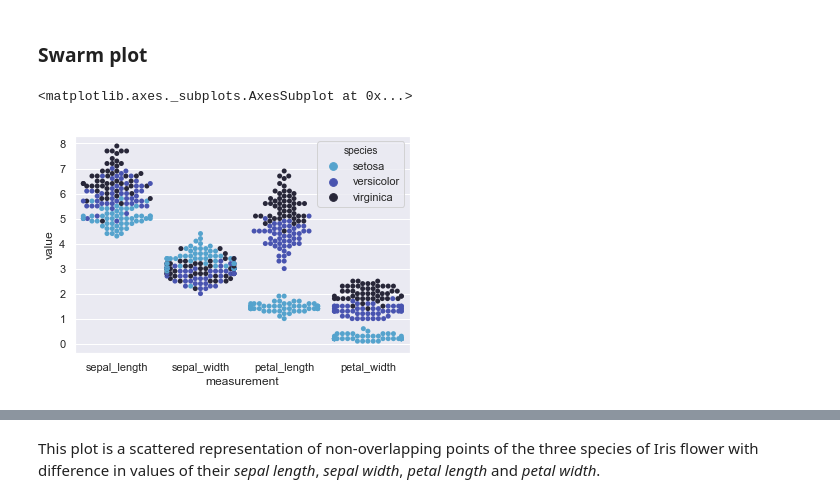
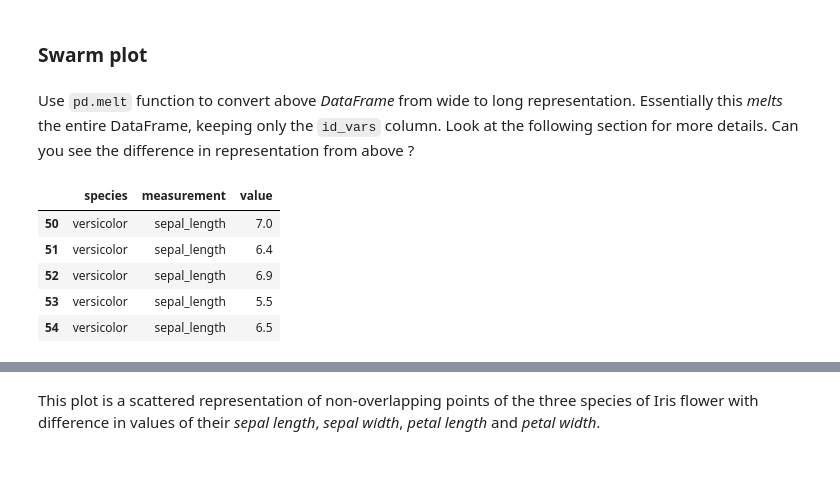
Before and after one commit to prateep03/Python-Tutorial, a Jupyter notebook: notebooks/seaborn_tutorial.ipynb, the cells around one changed output, grey strips where cells are left out. Saved outputs shown, nothing was run; the diff lists cells and outputs as text; code cells hidden in the pictures; blank space fills up the shorter version.

```diff
--- a/notebooks/seaborn_tutorial.ipynb
+++ b/notebooks/seaborn_tutorial.ipynb
@@ -81,14 +110,21 @@ We will be covering the following types of plots for categocal data.
 * Barplot() and Pointplot() that apply a statistical estimation to show a measure of Central Tendency.
 # %% [markdown]
 ### Swarm plot
+# %% [markdown]
+Use `pd.melt` function to convert above *DataFrame* from wide to long representation. Essentially this *melts* the entire DataFrame, keeping only the `id_vars` column. Look at the following section for more details. Can you see the difference in representation from above ?
 # %%
 # Loading iris dataset
 iris = sns.load_dataset("iris")
 
-# Melt dataset to long-form representation.
 iris = pd.melt(iris, "species", var_name="measurement")
 
-sns.swarmplot(x="measurement", y="value", hue="species", data=iris)
+iris.loc[iris["species"] == "setosa"].head()
+iris.loc[iris["species"] == "virginica"].head()
+iris.loc[iris["species"] == "versicolor"].head()
 # %% [output]
-<matplotlib.axes._subplots.AxesSubplot at 0x...>
-[figure, removed]
+|  | species | measurement | value |
+| 50 | versicolor | sepal_length | 7.0 |
+| 51 | versicolor | sepal_length | 6.4 |
+| 52 | versicolor | sepal_length | 6.9 |
+| 53 | versicolor | sepal_length | 5.5 |
+| 54 | versicolor | sepal_length | 6.5 |
```
Also changed, not shown: parts of 16 cells of this notebook, 1 other file.
